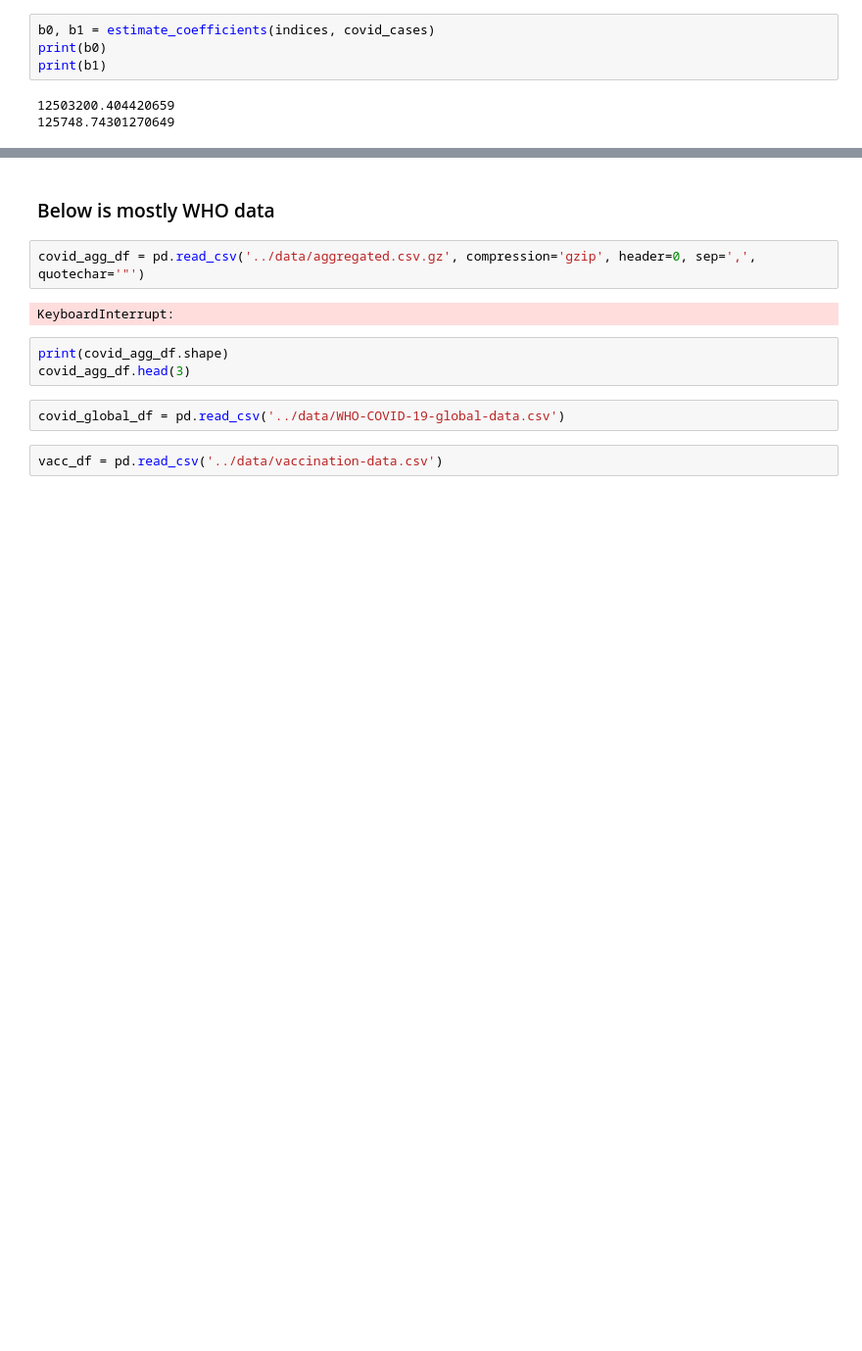
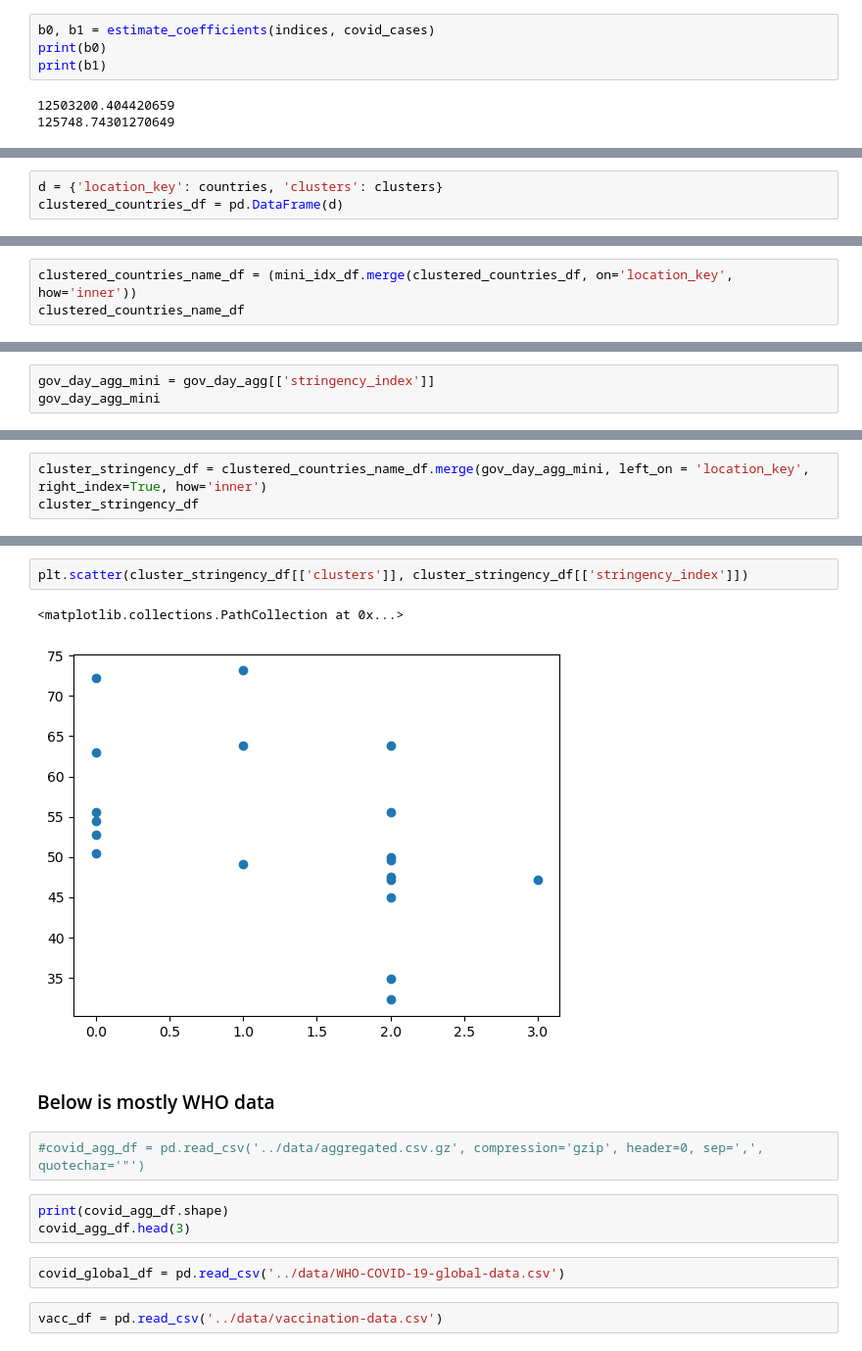
Before and after one commit to ev30/ML_Final_Project, a Jupyter notebook: code/ML_Project.ipynb, the cells around one changed output, grey strips where cells are left out. Shown: that part at 98% size. Saved outputs shown, nothing was run; the diff lists cells and outputs as text; blank space fills up the shorter version.

```diff
--- a/code/ML_Project.ipynb
+++ b/code/ML_Project.ipynb
@@ -153,0 +601,3 @@ plt.plot(us_ev_df['date'], y_vals, linewidth=2)
+# %%
+d = {'location_key': countries, 'clusters': clusters}
+clustered_countries_df = pd.DataFrame(d)
@@ -153,0 +610,3 @@ plt.plot(us_ev_df['date'], y_vals, linewidth=2)
+# %%
+clustered_countries_name_df = (mini_idx_df.merge(clustered_countries_df, on='location_key', how='inner'))
+clustered_countries_name_df
@@ -153,0 +631,3 @@ plt.plot(us_ev_df['date'], y_vals, linewidth=2)
+# %%
+gov_day_agg_mini = gov_day_agg[['stringency_index']]
+gov_day_agg_mini
@@ -153,0 +649,3 @@ plt.plot(us_ev_df['date'], y_vals, linewidth=2)
+# %%
+cluster_stringency_df = clustered_countries_name_df.merge(gov_day_agg_mini, left_on = 'location_key', right_index=True, how='inner')
+cluster_stringency_df
@@ -154,9 +670,12 @@ plt.plot(us_ev_df['date'], y_vals, linewidth=2)
+# %%
+plt.scatter(cluster_stringency_df[['clusters']], cluster_stringency_df[['stringency_index']])
+# %% [output]
+<matplotlib.collections.PathCollection at 0x...>
+[figure, added]
 # %% [markdown]
 ### Below is mostly WHO data
 # %%
-covid_agg_df = pd.read_csv('../data/aggregated.csv.gz', compression='gzip', header=0, sep=',', quotechar='"')
+#covid_agg_df = pd.read_csv('../data/aggregated.csv.gz', compression='gzip', header=0, sep=',', quotechar='"')
-# %% [output]
-KeyboardInterrupt:
 # %%
 print(covid_agg_df.shape)
 covid_agg_df.head(3)
```
Also changed, not shown: parts of 47 cells of this notebook.
